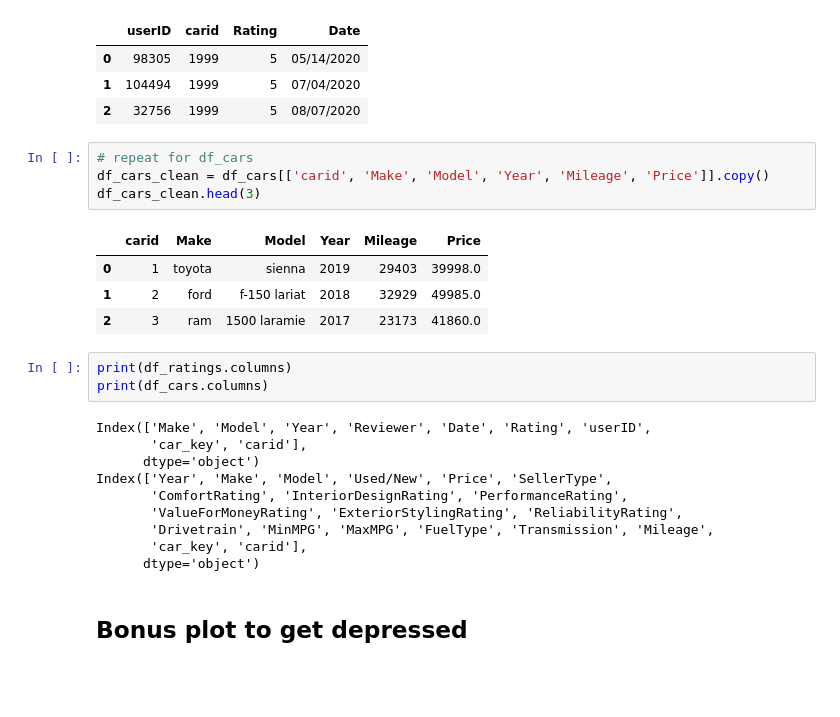
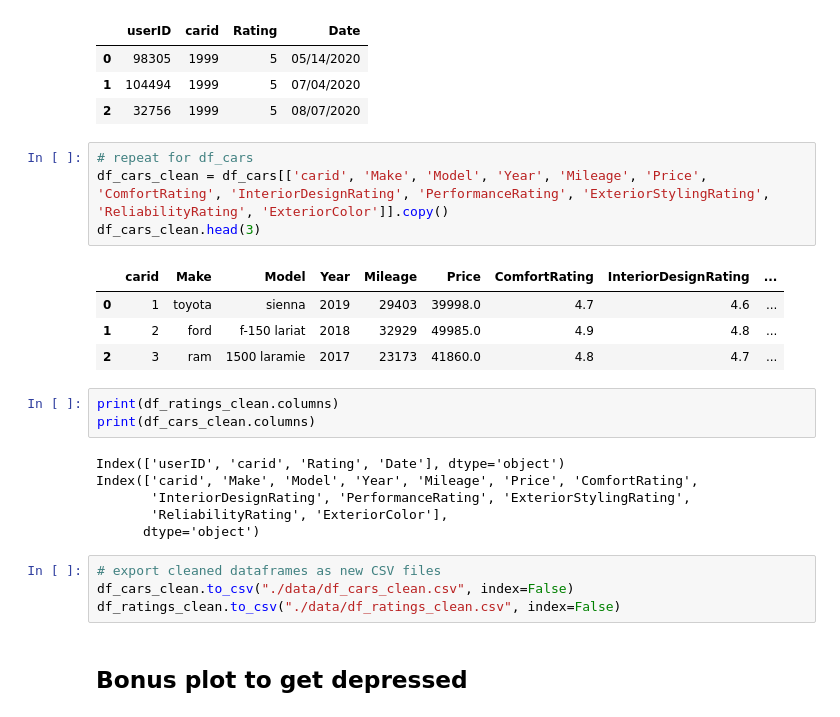
Before and after one commit to Nickeniklas/car_recommender, a Jupyter notebook: cars_eda.ipynb, the cells around one changed output. Drawn from its saved outputs; the diff is of its cells as text; blank space fills up the shorter version.

Commit message:
Export cleaned dataframes as new CSV files

```diff
--- a/cars_eda.ipynb
+++ b/cars_eda.ipynb
@@ -437,26 +437,26 @@ df_ratings_clean.head(3)
 | 2 | 32756 | 1999 | 5 | 08/07/2020 |
 # %%
 # repeat for df_cars
-df_cars_clean = df_cars[['carid', 'Make', 'Model', 'Year', 'Mileage', 'Price']].copy()
+df_cars_clean = df_cars[['carid', 'Make', 'Model', 'Year', 'Mileage', 'Price', 'ComfortRating', 'InteriorDesignRating', 'PerformanceRating', 'ExteriorStylingRating', 'ReliabilityRating', 'ExteriorColor']].copy()
 df_cars_clean.head(3)
 # %% [output]
-|  | carid | Make | Model | Year | Mileage | Price |
-| 0 | 1 | toyota | sienna | 2019 | 29403 | 39998.0 |
-| 1 | 2 | ford | f-150 lariat | 2018 | 32929 | 49985.0 |
-| 2 | 3 | ram | 1500 laramie | 2017 | 23173 | 41860.0 |
+|  | carid | Make | Model | Year | Mileage | Price | ComfortRating | InteriorDesignRating | ... |
+| 0 | 1 | toyota | sienna | 2019 | 29403 | 39998.0 | 4.7 | 4.6 | ... |
+| 1 | 2 | ford | f-150 lariat | 2018 | 32929 | 49985.0 | 4.9 | 4.8 | ... |
+| 2 | 3 | ram | 1500 laramie | 2017 | 23173 | 41860.0 | 4.8 | 4.7 | ... |
 # %%
-print(df_ratings.columns)
-print(df_cars.columns)
+print(df_ratings_clean.columns)
+print(df_cars_clean.columns)
 # %% [output]
-Index(['Make', 'Model', 'Year', 'Reviewer', 'Date', 'Rating', 'userID',
-       'car_key', 'carid'],
+Index(['userID', 'carid', 'Rating', 'Date'], dtype='object')
+Index(['carid', 'Make', 'Model', 'Year', 'Mileage', 'Price', 'ComfortRating',
+       'InteriorDesignRating', 'PerformanceRating', 'ExteriorStylingRating',
+       'ReliabilityRating', 'ExteriorColor'],
       dtype='object')
-Index(['Year', 'Make', 'Model', 'Used/New', 'Price', 'SellerType',
-       'ComfortRating', 'InteriorDesignRating', 'PerformanceRating',
-       'ValueForMoneyRating', 'ExteriorStylingRating', 'ReliabilityRating',
-       'Drivetrain', 'MinMPG', 'MaxMPG', 'FuelType', 'Transmission', 'Mileage',
-       'car_key', 'carid'],
-      dtype='object')
+# %%
+# export cleaned dataframes as new CSV files
+df_cars_clean.to_csv("./data/df_cars_clean.csv", index=False)
+df_ratings_clean.to_csv("./data/df_ratings_clean.csv", index=False)
 # %% [markdown]
 ## Bonus plot to get depressed
 # %%
```
Also changed, not shown: parts of 2 cells of this notebook.
